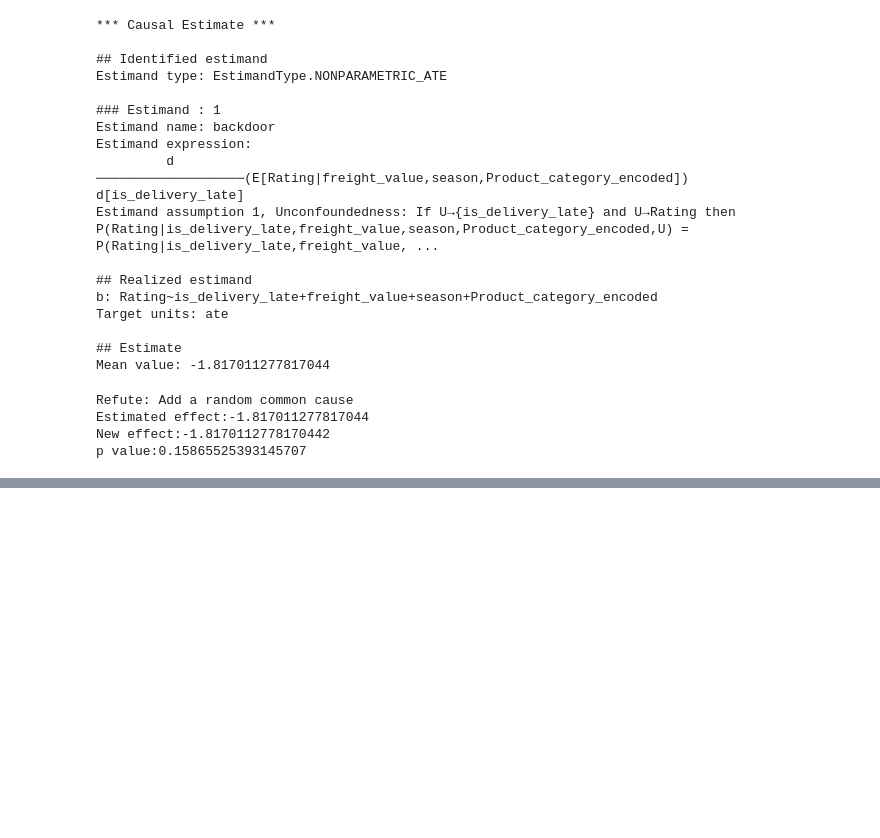
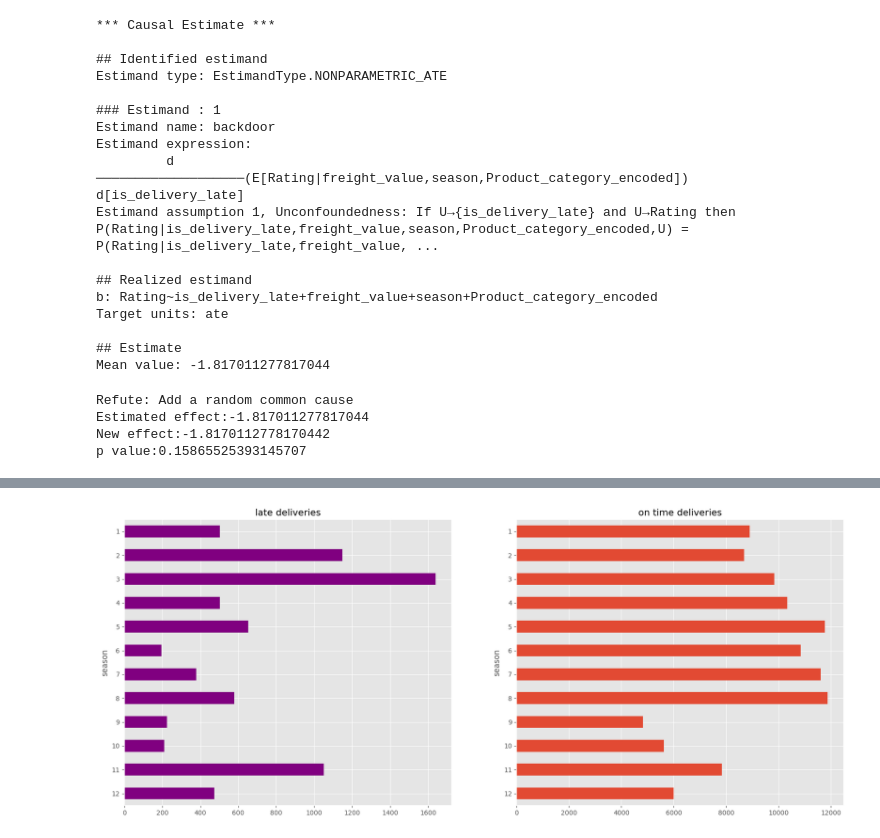
Before and after one commit to juanpi19/causal-inference-marketplace, a Jupyter notebook: notebooks/model-development.ipynb, the cells around one changed output, grey strips where cells are left out. Drawn from its saved outputs; the diff is of its cells as text; code cells hidden in the pictures; blank space fills up the shorter version.

```diff
--- a/notebooks/model-development.ipynb
+++ b/notebooks/model-development.ipynb
@@ -193,0 +314,4 @@ p value:0.15865525393145707
+# %%
+late_df = df[df['late_delivery_in_days'] > 0]
+on_time_df = df[df['late_delivery_in_days'] <= 0]
+late_df['late_delivery_in_days'].describe()
@@ -193,0 +328,8 @@ p value:0.15865525393145707
+# %%
+plt.style.use("ggplot")
+fig, ax = plt.subplots(1, 2, figsize=(20, 8))
+late_df['season'].value_counts().sort_index(ascending=False).plot(kind='barh', title='late deliveries', color='purple', ax=ax[0])
+on_time_df['season'].value_counts().sort_index(ascending=False).plot(kind='barh', title='on time deliveries', ax=ax[1])
+plt.show()
+# %% [output]
+[figure, added]
```
Also changed, not shown: parts of 17 cells of this notebook, 4 other files.
